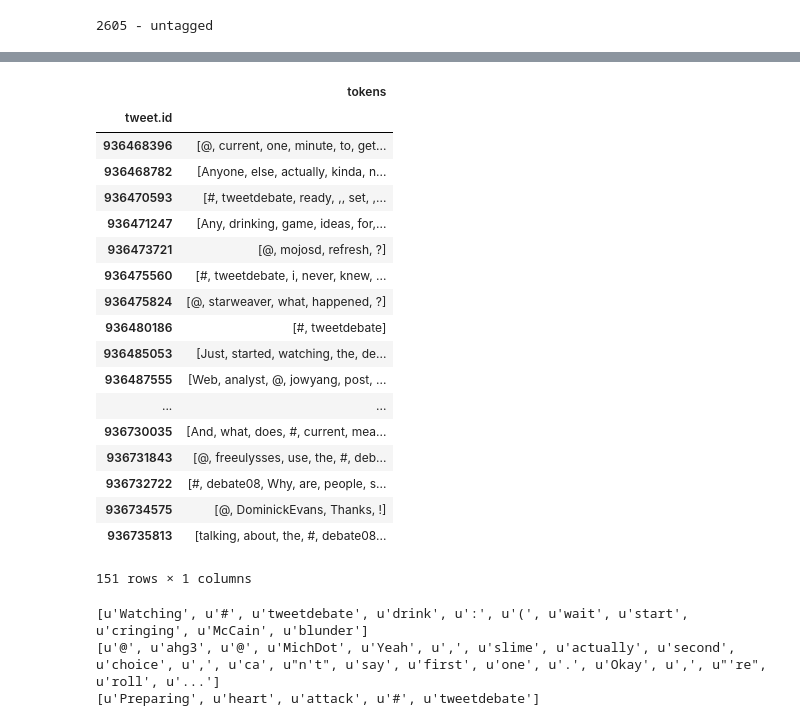
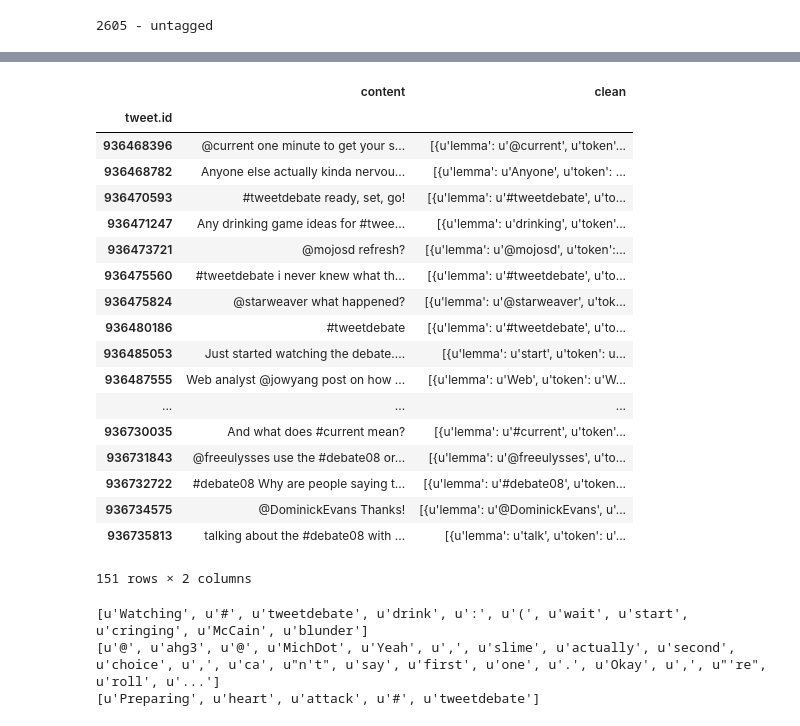
Before and after one commit to ralucacocioban/SentimentClassification, a Jupyter notebook: Sentiment.ipynb, the cells around one changed output, grey strips where cells are left out. Cells and saved outputs as stored; diff of their text form; code cells hidden in the pictures.

```diff
--- a/Sentiment.ipynb
+++ b/Sentiment.ipynb
@@ -40,27 +42,27 @@ left[:1]
 | 936466790 | 9/27/08 1:00 | Jim Lehrer just directed the deba... | B_E_X | Becky L | 4 | 2 | 4 | NaN | ... |
 # %%
 from topic_extraction import remove_stopwords
-others[["tokens"]]
+others["content"]
 # %% [output]
-|  | tokens |
-| tweet.id |  |
-| 936468396 | [@, current, one, minute, to, get... |
-| 936468782 | [Anyone, else, actually, kinda, n... |
-| 936470593 | [#, tweetdebate, ready, ,, set, ,... |
-| 936471247 | [Any, drinking, game, ideas, for,... |
-| 936473721 | [@, mojosd, refresh, ?] |
-| 936475560 | [#, tweetdebate, i, never, knew, ... |
-| 936475824 | [@, starweaver, what, happened, ?] |
-| 936480186 | [#, tweetdebate] |
-| 936485053 | [Just, started, watching, the, de... |
-| 936487555 | [Web, analyst, @, jowyang, post, ... |
-| ... | ... |
-| 936730035 | [And, what, does, #, current, mea... |
-| 936731843 | [@, freeulysses, use, the, #, deb... |
-| 936732722 | [#, debate08, Why, are, people, s... |
-| 936734575 | [@, DominickEvans, Thanks, !] |
-| 936735813 | [talking, about, the, #, debate08... |
+|  | content | clean |
+| tweet.id |  |  |
+| 936468396 | @current one minute to get your s... | [{u'lemma': u'@current', u'token'... |
+| 936468782 | Anyone else actually kinda nervou... | [{u'lemma': u'Anyone', u'token': ... |
+| 936470593 | #tweetdebate ready, set, go! | [{u'lemma': u'#tweetdebate', u'to... |
+| 936471247 | Any drinking game ideas for #twee... | [{u'lemma': u'drinking', u'token'... |
+| 936473721 | @mojosd refresh? | [{u'lemma': u'@mojosd', u'token':... |
+| 936475560 | #tweetdebate i never knew what th... | [{u'lemma': u'#tweetdebate', u'to... |
+| 936475824 | @starweaver what happened? | [{u'lemma': u'@starweaver', u'tok... |
+| 936480186 | #tweetdebate | [{u'lemma': u'#tweetdebate', u'to... |
+| 936485053 | Just started watching the debate.... | [{u'lemma': u'start', u'token': u... |
+| 936487555 | Web analyst @jowyang post on how ... | [{u'lemma': u'Web', u'token': u'W... |
+| ... | ... | ... |
+| 936730035 | And what does #current mean? | [{u'lemma': u'#current', u'token'... |
+| 936731843 | @freeulysses use the #debate08 or... | [{u'lemma': u'@freeulysses', u'to... |
+| 936732722 | #debate08 Why are people saying t... | [{u'lemma': u'#debate08', u'token... |
+| 936734575 | @DominickEvans Thanks! | [{u'lemma': u'@DominickEvans', u'... |
+| 936735813 | talking about the #debate08 with ... | [{u'lemma': u'talk', u'token': u'... |
-151 rows × 1 columns
+151 rows × 2 columns
 # %%
 for i, tweet in tweets[:3].iterrows():
     print [token["lemma"] for token in tweet["clean"]]
```
Also changed, not shown: parts of 1 cell of this notebook, 5 other files.
